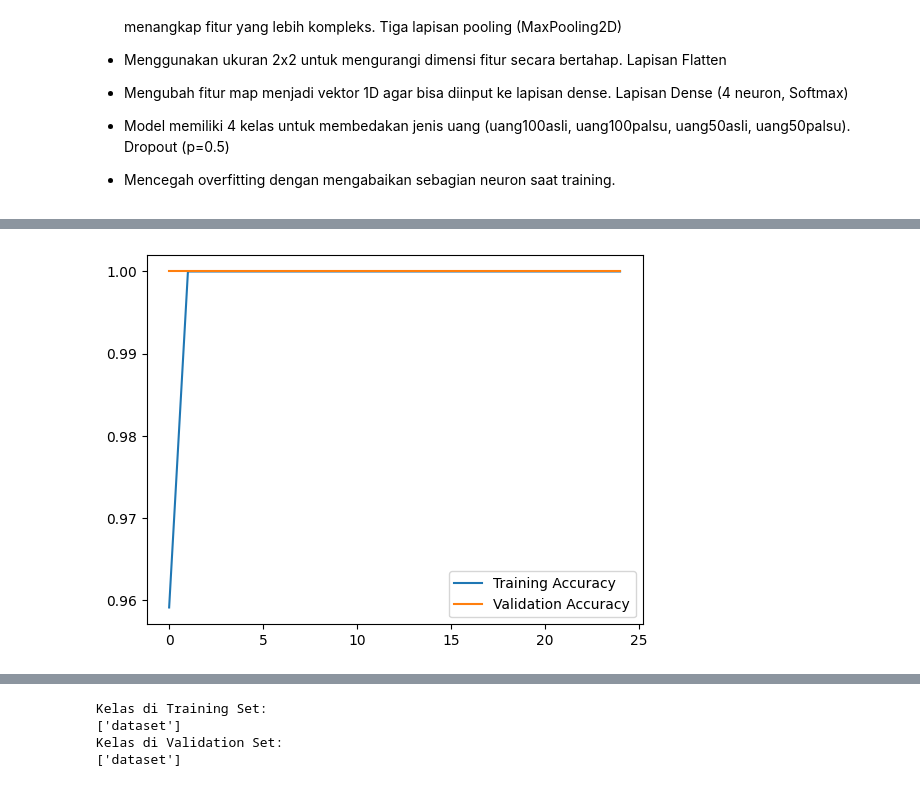
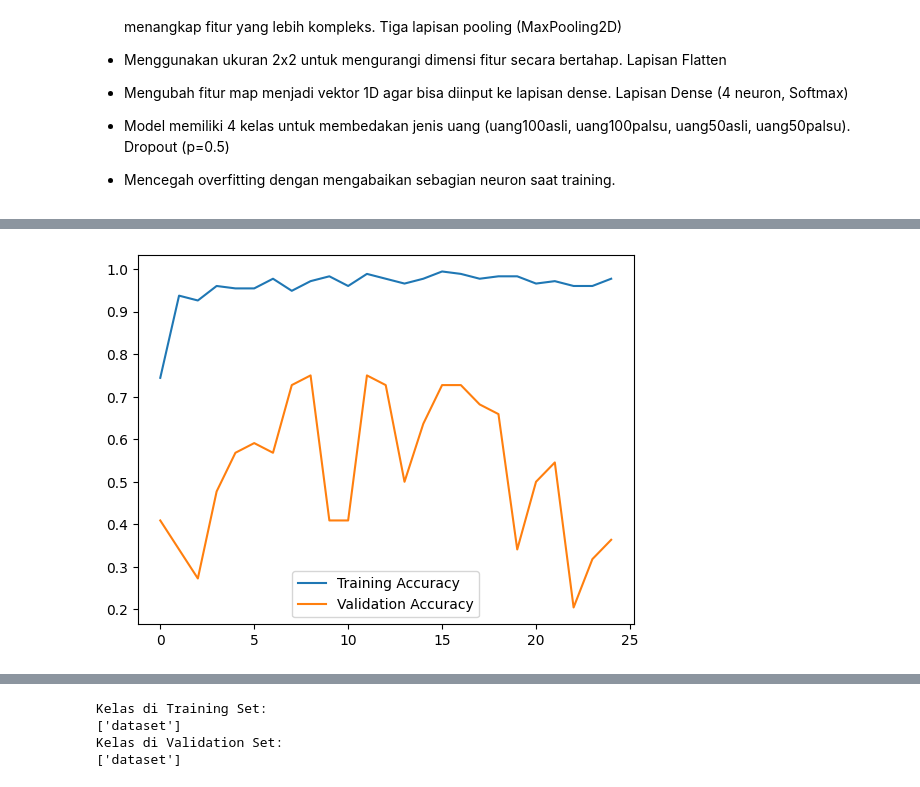
Before and after one commit to AryaPratamaPutra-10/Analyst-Uang, a Jupyter notebook: Selamat_Datang_di_Colaboratory.ipynb, the cells around one changed output, grey strips where cells are left out. Cells and saved outputs as stored; diff of their text form; code cells hidden in the pictures.

```diff
--- a/Selamat_Datang_di_Colaboratory.ipynb
+++ b/Selamat_Datang_di_Colaboratory.ipynb
@@ -334,95 +322,69 @@ ValueError: Cannot take the length of shape with unknown rank.
 import tensorflow as tf
 from tensorflow.keras.preprocessing.image import ImageDataGenerator
 from tensorflow.keras.models import Sequential
-from tensorflow.keras.layers import Conv2D, MaxPooling2D, Flatten, Dense, Dropout
+from tensorflow.keras.layers import Dense, Dropout, GlobalAveragePooling2D
 from tensorflow.keras.optimizers import Adam
-import numpy as np
-from tensorflow.keras.layers import BatchNormalization
 from tensorflow.keras.applications import MobileNetV2
-
 
 # ===============================
 # AUGMENTASI DATA
 # ===============================
 train_datagen = ImageDataGenerator(
-    rescale=1./255,  # Normalisasi pixel (0-1)
-    rotation_range=30,  # Rotasi acak 20 derajat
-    width_shift_range=0.2,  # Geser horizontal
-    height_shift_range=0.2,  # Geser vertikal
-    shear_range=0.2,  # Distorsi bentuk
-    zoom_range=0.3,  # Zoom in/out
-    horizontal_flip=True,  # Flip horizontal
-    brightness_range=[0.5, 1.5],  # Variasi kecerahan
-    fill_mode='nearest'  # Isi pixel kosong
+    rescale=1./255,
+    rotation_range=30,
+    width_shift_range=0.2,
+    height_shift_range=0.2,
+    validation_split=0.2,
+    shear_range=0.2,
+    zoom_range=0.3,
+    horizontal_flip=True,
+    brightness_range=[0.5, 1.5],
+    fill_mode='nearest'
 )
 
-val_datagen = ImageDataGenerator(rescale=1./255)  # Hanya normalisasi
+val_datagen = ImageDataGenerator(rescale=1./255)
 
 # ===============================
-# LOAD DATASET
+# LOAD DATASET (Pastikan Path Benar!)
 # ===============================
+dataset_path = "/content/rupiah-real-fake-dataset/dataset/dataset"  # Perbaiki path
+
 train_generator = train_datagen.flow_from_directory(
-    '/content/rupiah-real-fake-dataset',  # Pastikan path ini benar
+    dataset_path,
     target_size=(224, 224),
     batch_size=32,
-    class_mode='binary'
+    class_mode="categorical",  # Untuk multi-class
+    subset="training"
 )
 
-val_generator = val_datagen.flow_from_directory(
-    '/content/rupiah-real-fake-dataset',
+val_generator = train_datagen.flow_from_directory(
+    dataset_path,
     target_size=(224, 224),
     batch_size=32,
-    class_mode='binary'
+    class_mode='categorical',
+    subset='validation'
 )
 
 # ===============================
-# CEK DATASET ADA NAN/TIDAK
+# TRANSFER LEARNING MOBILE NET V2
 # ===============================
-for batch, labels in train_generator:
-    if np.isnan(batch).any():
-        print("⚠️ Ada NaN di input data!")
-    break
-
-# ===============================
-# MODEL CNN
-# ===============================
-model = Sequential([
-    Conv2D(32, (3,3), activation='relu', input_shape=(224,224,3)),
-    BatchNormalization(),
-    MaxPooling2D(2,2),
-
-    Conv2D(64, (3,3), activation='relu'),
-    BatchNormalization(),
-    MaxPooling2D(2,2),
-
-    Conv2D(128, (3,3), activation='relu'),
-    BatchNormalization(),
-    MaxPooling2D(2,2),
-
-    Flatten(),
-    Dense(128, activation='relu'),
-    Dropout(0.5),  # Regularisasi untuk overfitting
-    Dense(1, activation='sigmoid')  # Sigmoid karena binary classification
-])
-
-# transfer learning
 base_model = MobileNetV2(weights='imagenet', include_top=False, input_shape=(224,224,3))
-base_model.trainable = False  # Gunakan fitur pre-trained
+base_model.trainable = True  # Freeze layer
 
 model = Sequential([
     base_model,
-    Flatten(),
+    GlobalAveragePooling2D(),  # Pengganti Flatten
     Dense(128, activation='relu'),
     Dropout(0.5),
-    Dense(1, activation='sigmoid')
+    Dense(4, activation='softmax')  # 4 kelas
 ])
 
 # ===============================
 # KOMPILE MODEL
 # ===============================
-optimizer = Adam(learning_rate=0.0001, clipnorm=1.0)  # Clip gradien untuk menghindari exploding
+optimizer = Adam(learning_rate=0.001, clipnorm=1.0)
 model.compile(
-    loss='binary_crossentropy',
+    loss='categorical_crossentropy',
     optimizer=optimizer,
     metrics=['accuracy']
 )
@@ -439,7 +401,7 @@ history = model.fit(
 # ===============================
 # SIMPAN MODEL
 # ===============================
-model.save("model_uang.h5")
+model.save("model_uang.keras")
 
 # ===============================
 # TES MODEL
@@ -477 +434 @@ WARNING:absl:You are saving your model as an HDF5 file via `model.save()` or `ke
-[figure, old version]
+[figure, new version]
```
Also changed, not shown: parts of 9 cells of this notebook.
